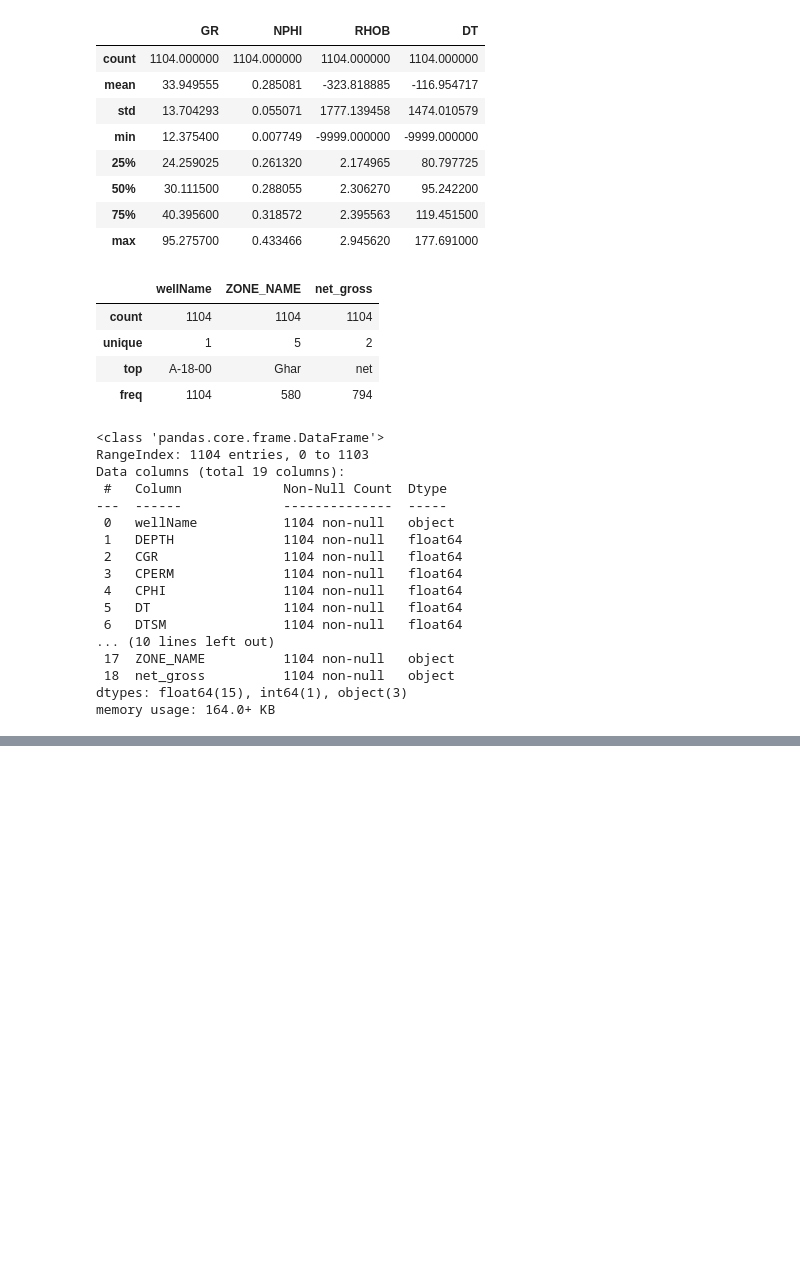
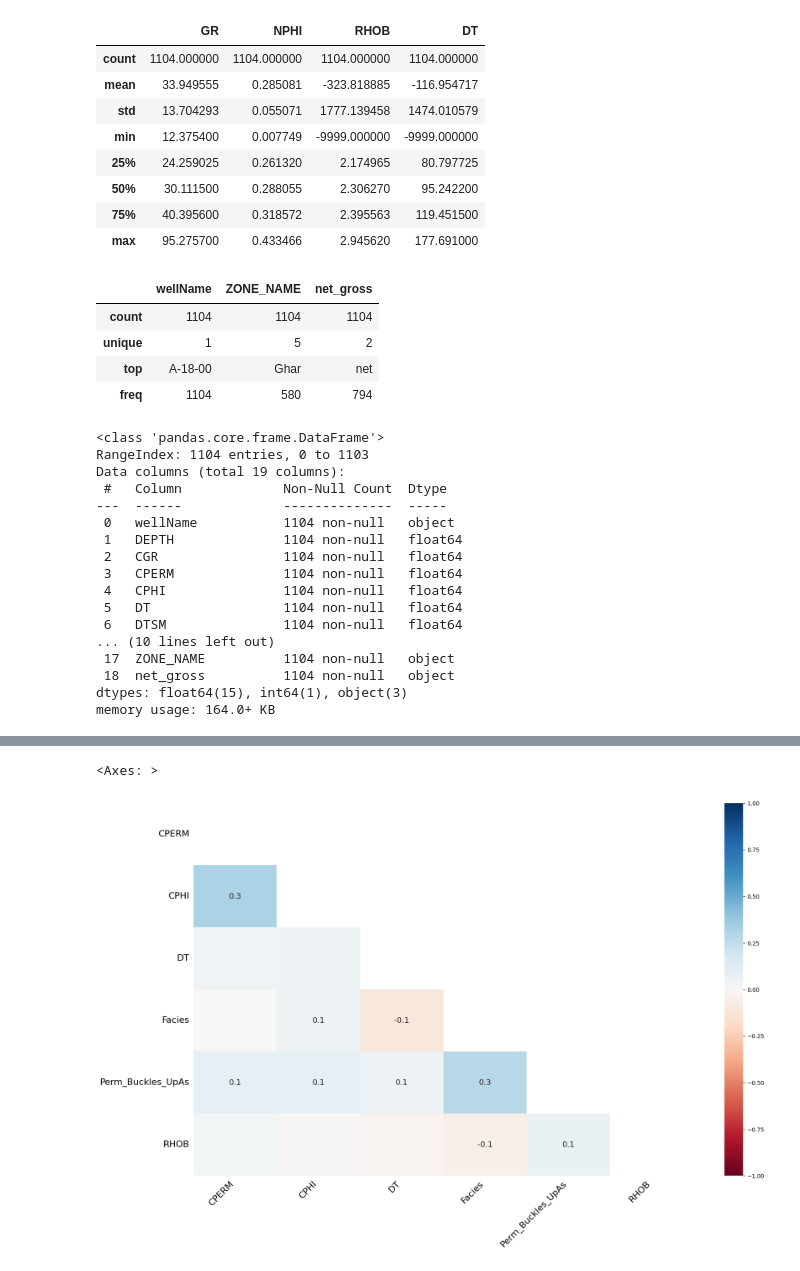
Before and after one commit to edisonc57/Well-Log-Machine-Learning-Porosity-Prediction-KNIME, a Jupyter notebook: Analysis.ipynb, the cells around one changed output, grey strips where cells are left out. Saved outputs shown, nothing was run; the diff lists cells and outputs as text; code cells hidden in the pictures; blank space fills up the shorter version.

```diff
--- a/Analysis.ipynb
+++ b/Analysis.ipynb
@@ -140,0 +242,5 @@ df.describe()
+# %%
+msno.heatmap(df)
+# %% [output]
+<Axes: >
+[figure, added]
```
Also changed, not shown: parts of 21 cells of this notebook.
